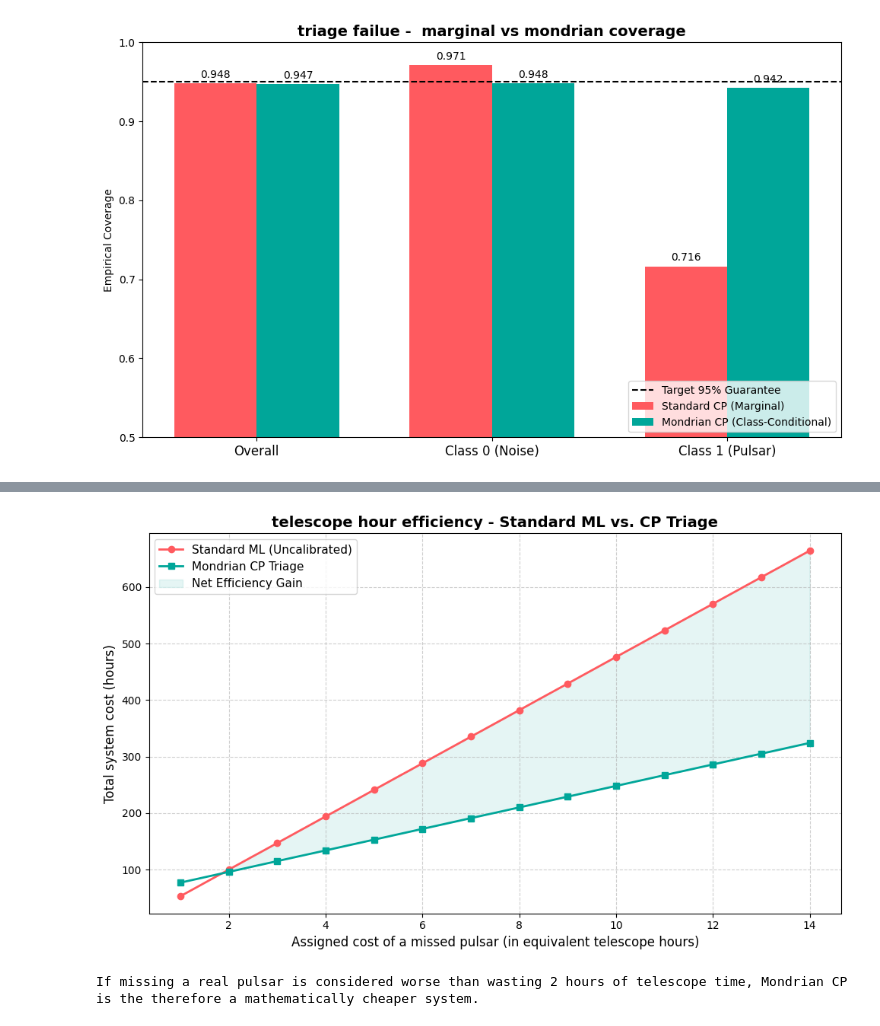
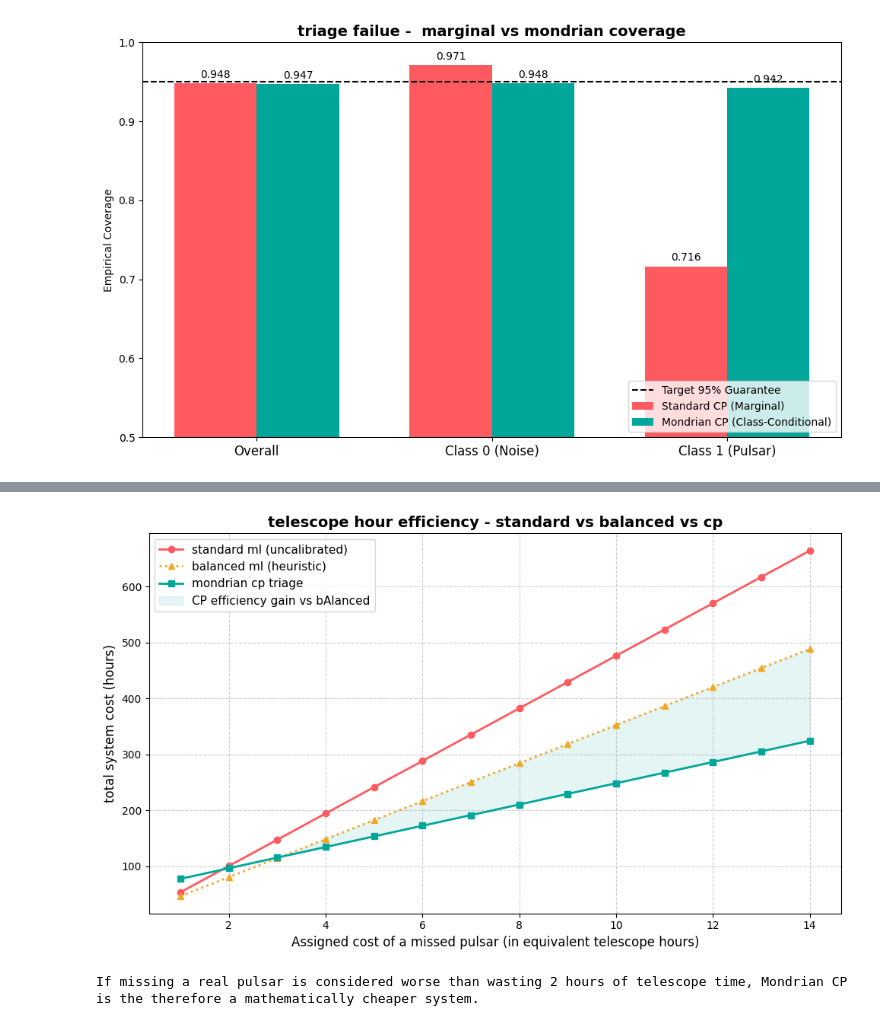
Before and after one commit to Not-kh-lily-23/pulsar-conformal-triage, a Jupyter notebook: main_triage_pipeline.ipynb, the cells around one changed output, grey strips where cells are left out. Cells and saved outputs as stored; diff of their text form; code cells hidden in the pictures.

```diff
--- a/main_triage_pipeline.ipynb
+++ b/main_triage_pipeline.ipynb
@@ -7,6 +7,7 @@ import numpy as np
 import matplotlib.pyplot as plt
 import lightgbm as lgb
 from sklearn.metrics import accuracy_score
+from sklearn.model_selection import train_test_split
 from google.colab import drive
 drive.mount('/content/drive')
 processed='/content/drive/MyDrive/pulsar_project/data/processed'
@@ -75,36 +76,34 @@ cov_0_list=[]
 cov_1_list=[]
 tstc=1-test_probs[np.arange(len(y_test)),y_test]
 calib_scores=1-calib_probs[np.arange(len(y_calib)),y_calib]
-print("running multiple iterations")
-for seed in range(n_iter):
-    np.random.seed(seed)
-    indices=np.random.choice(np.arange(len(y_calib)),size=len(y_calib),replace=True)
-    boot_calib_scores=calib_scores[indices]
-    boot_y_calib=y_calib.values[indices]
-    boot_scores_0=boot_calib_scores[boot_y_calib==0]
-    boot_n_0=len(boot_scores_0)
-    boot_q_level_0=np.ceil((boot_n_0+1)*(1-alpha))/boot_n_0
-    boot_q_0=np.quantile(boot_scores_0,min(1.0,boot_q_level_0))
-    boot_scores_1=boot_calib_scores[boot_y_calib==1]
-    boot_n_1=len(boot_scores_1)
-    boot_q_level_1=np.ceil((boot_n_1+1)*(1-alpha))/boot_n_1
-    boot_q_1=np.quantile(boot_scores_1,min(1.0,boot_q_level_1))
-    boot_mdr_cov_0=np.mean(tstc[y_test==0]<=boot_q_0)
-    boot_mdr_cov_1=np.mean(tstc[y_test==1]<=boot_q_1)
-    boot_mdr_cov_overall=np.mean(tstc<=np.where(y_test==0,boot_q_0,boot_q_1))
-    cov_0_list.append(boot_mdr_cov_0)
-    cov_1_list.append(boot_mdr_cov_1)
-    cov_overall_list.append(boot_mdr_cov_overall)
-mean_0=np.mean(cov_0_list)
-ci_0=np.percentile(cov_0_list,[2.5,97.5])
-mean_1=np.mean(cov_1_list)
-ci_1=np.percentile(cov_1_list,[2.5,97.5])
-mean_overall=np.mean(cov_overall_list)
-ci_overall=np.percentile(cov_overall_list,[2.5,97.5])
-print("multi seed variations")
-print(f"Class 0 (noise) Coverage: {mean_0:.4f} [95% CI: {ci_0[0]:.4f} - {ci_0[1]:.4f}]")
-print(f"Class 1 (pulsar) Coverage: {mean_1:.4f} [95% CI: {ci_1[0]:.4f} - {ci_1[1]:.4f}]")
-print(f"Overall Coverage: {mean_overall:.4f} [95% CI: {ci_overall[0]:.4f} - {ci_overall[1]:.4f}]")
+x_pool=pd.concat([x_train,x_calib])
+y_pool=pd.concat([y_train,y_calib])
+cov_0_list_rt=[]
+cov_1_list_rt=[]
+cov_overall_list_rt=[]
+for seed in range(20):
+    xtrs,xcals,ytrs,ycals=train_test_split(x_pool,y_pool,test_size=len(y_calib),random_state=seed,stratify=y_pool)
+    clf_seed=lgb.LGBMClassifier(random_state=seed,n_estimators=100,verbose=-1)
+    clf_seed.fit(xtrs, ytrs)
+    calib_prob_s=clf_seed.predict_proba(xcals)
+    calib_score_s=1-calib_prob_s[np.arange(len(ycals)),ycals]
+    test_prob_s=clf_seed.predict_proba(x_test)
+    tstc_s=1-test_prob_s[np.arange(len(y_test)),y_test]
+    scores0_s=calib_score_s[ycals==0]
+    n0_s=len(scores0_s)
+    q0_s=np.quantile(scores0_s,min(1.0, np.ceil((n0_s+1)*(1-0.05))/n0_s))
+    scores1_s=calib_score_s[ycals==1]
+    n1_s=len(scores1_s)
+    q1_s=np.quantile(scores1_s,min(1.0, np.ceil((n1_s+1)*(1-0.05))/n1_s))
+    cov0_s=np.mean(tstc_s[y_test==0]<=q0_s)
+    cov1_s=np.mean(tstc_s[y_test==1]<=q1_s)
+    cov_overall_s=np.mean(tstc_s<=np.where(y_test==0,q0_s,q1_s))
+    cov_0_list_rt.append(cov0_s)
+    cov_1_list_rt.append(cov1_s)
+    cov_overall_list_rt.append(cov_overall_s)
+print(f"class 0 (noise) coverage: {np.mean(cov_0_list_rt):.4f} [95% CI: {np.percentile(cov_0_list_rt,2.5):.4f} - {np.percentile(cov_0_list_rt,97.5):.4f}]")
+print(f"class 1 (pulsar) overage: {np.mean(cov_1_list_rt):.4f} [95% CI: {np.percentile(cov_1_list_rt,2.5):.4f} - {np.percentile(cov_1_list_rt,97.5):.4f}]")
+print(f"overall coverage: {np.mean(cov_overall_list_rt):.4f} [95% CI: {np.percentile(cov_overall_list_rt,2.5):.4f} - {np.percentile(cov_overall_list_rt,97.5):.4f}]")
 def gen_predsets(test_probs,q_0,q_1):
     inc_0=(1-test_probs[:,0])<=q_0
     inc_1=(1-test_probs[:,1])<=q_1
@@ -142,20 +141,35 @@ print(f"Mondrian CP fixed wasted hours: {cp_wasted_hours:.2f} hrs")
 missed_pulsar_penalties=np.arange(1,15,1)
 std_total_costs=[]
 cp_total_costs=[]
+missed_pulsar_penalties=np.arange(1,15,1)
+std_total_costs=[]
+cp_total_costs=[]
+clf_balanced=lgb.LGBMClassifier(random_state=42,n_estimators=100,class_weight='balanced',verbose=-1)
+clf_balanced.fit(x_train,y_train)
+balanced_preds=clf_balanced.predict(x_test)
+bal_fp=np.sum((balanced_preds==1)&(y_test==0))
+bal_fn=np.sum((balanced_preds==0)&(y_test==1))
+bal_wasted_hours=bal_fp*cost_telescope_pointing
+print(f"balanced ml - wasted ops (FP): {bal_fp}, missed pulsars (FN): {bal_fn}")
+print(f"balanced ml fixed wasted hours: {bal_wasted_hours:.2f} hrs")
+std_total_costs=[]
+cp_total_costs=[]
+bal_total_costs=[]
 for penalty in missed_pulsar_penalties:
     cost_std=std_wasted_hours+(std_fn*penalty)
     cost_cp=cp_wasted_hours+(cp_fn*penalty)
+    cost_bal=bal_wasted_hours+(bal_fn*penalty)
     std_total_costs.append(cost_std)
     cp_total_costs.append(cost_cp)
-fig,ax=plt.subplots(figsize=(10,6))
-ax.plot(missed_pulsar_penalties,std_total_costs,marker='o',label='Standard ML (Uncalibrated)',color='#ff5a5f',linewidth=2)
-ax.plot(missed_pulsar_penalties,cp_total_costs,marker='s',label='Mondrian CP Triage',color='#00a699',linewidth=2)
-ax.fill_between(missed_pulsar_penalties,std_total_costs,cp_total_costs,
-                where=(np.array(std_total_costs)>np.array(cp_total_costs)),
-                interpolate=True, color='#00a699',alpha=0.1, label='Net Efficiency Gain')
-ax.set_xlabel('Assigned cost of a missed pulsar (in equivalent telescope hours)',fontsize=12)
-ax.set_ylabel('Total system cost (hours)',fontsize=12)
-ax.set_title('telescope hour efficiency - Standard ML vs. CP Triage',fontsize=14,fontweight='bold')
+    bal_total_costs.append(cost_bal)
+fig, ax=plt.subplots(figsize=(10,6))
+ax.plot(missed_pulsar_penalties,std_total_costs,marker='o',label='standard ml (uncalibrated)',color='#ff5a5f',linewidth=2)
+ax.plot(missed_pulsar_penalties,bal_total_costs,marker='^',label='balanced ml (heuristic)',color='#f5a623',linewidth=2,linestyle=':')
+ax.plot(missed_pulsar_penalties,cp_total_costs,marker='s',label='mondrian cp triage',color='#00a699',linewidth=2)
+ax.fill_between(missed_pulsar_penalties,bal_total_costs,cp_total_costs,where=(np.array(bal_total_costs)>np.array(cp_total_costs)),interpolate=True,color='#00a699',alpha=0.1,label='CP efficiency gain vs bAlanced')
+ax.set_xlabel('Assigned cost of a missed pulsar (in equivalent telescope hours)', fontsize=12)
+ax.set_ylabel('total system cost (hours)',fontsize=12)
+ax.set_title('telescope hour efficiency - standard vs balanced vs cp',fontsize=14,fontweight='bold')
 ax.legend(fontsize=11)
 ax.grid(True,linestyle='--',alpha=0.6)
 plt.tight_layout()
@@ -186,2 +200,2 @@ Mondrian CP fixed wasted hours: 58.20 hrs
-[figure, old version]
+[figure, new version]
 If missing a real pulsar is considered worse than wasting 2 hours of telescope time, Mondrian CP is the therefore a mathematically cheaper system.
```
Also changed, not shown: parts of 1 cell of this notebook.
